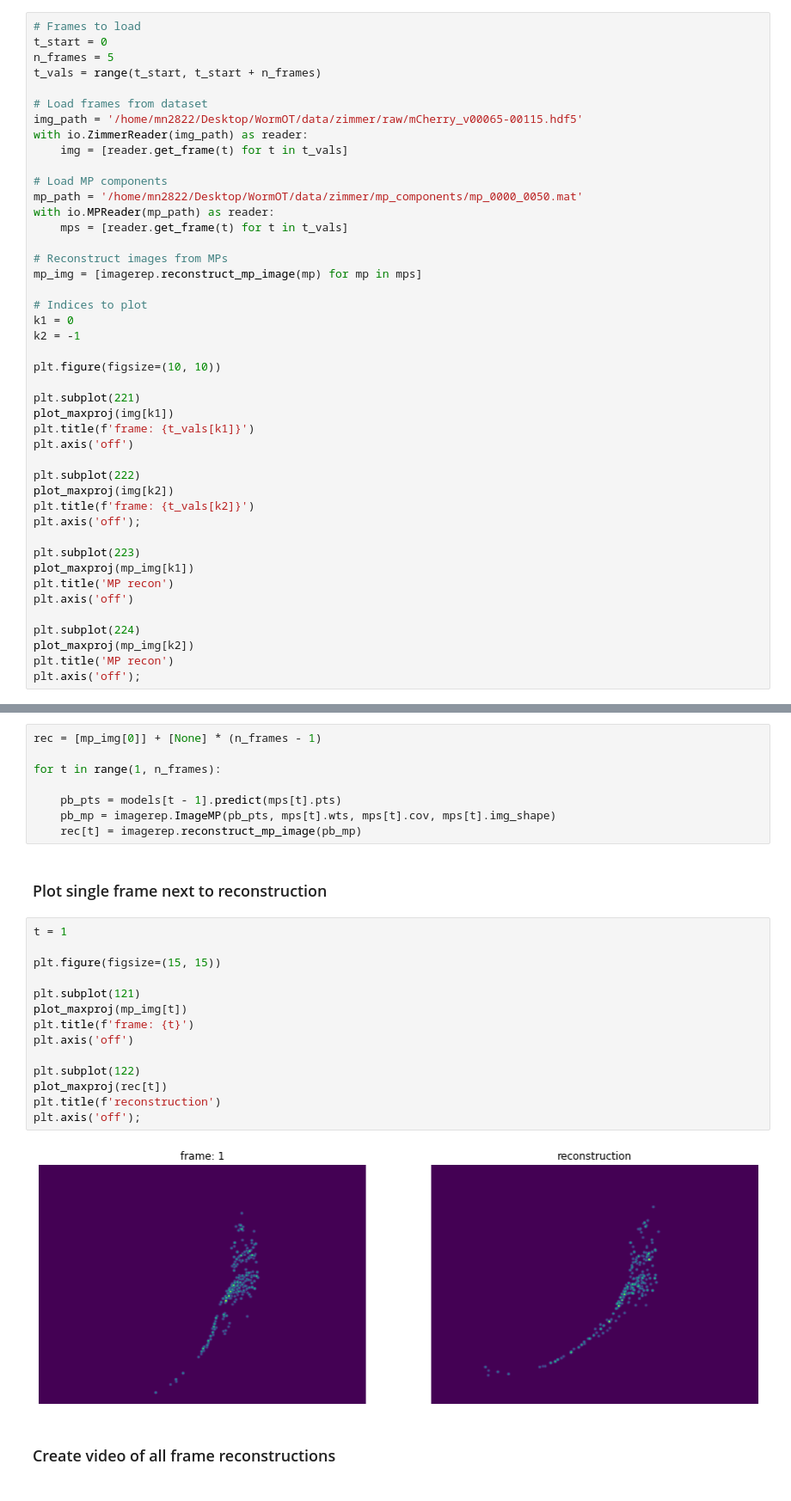
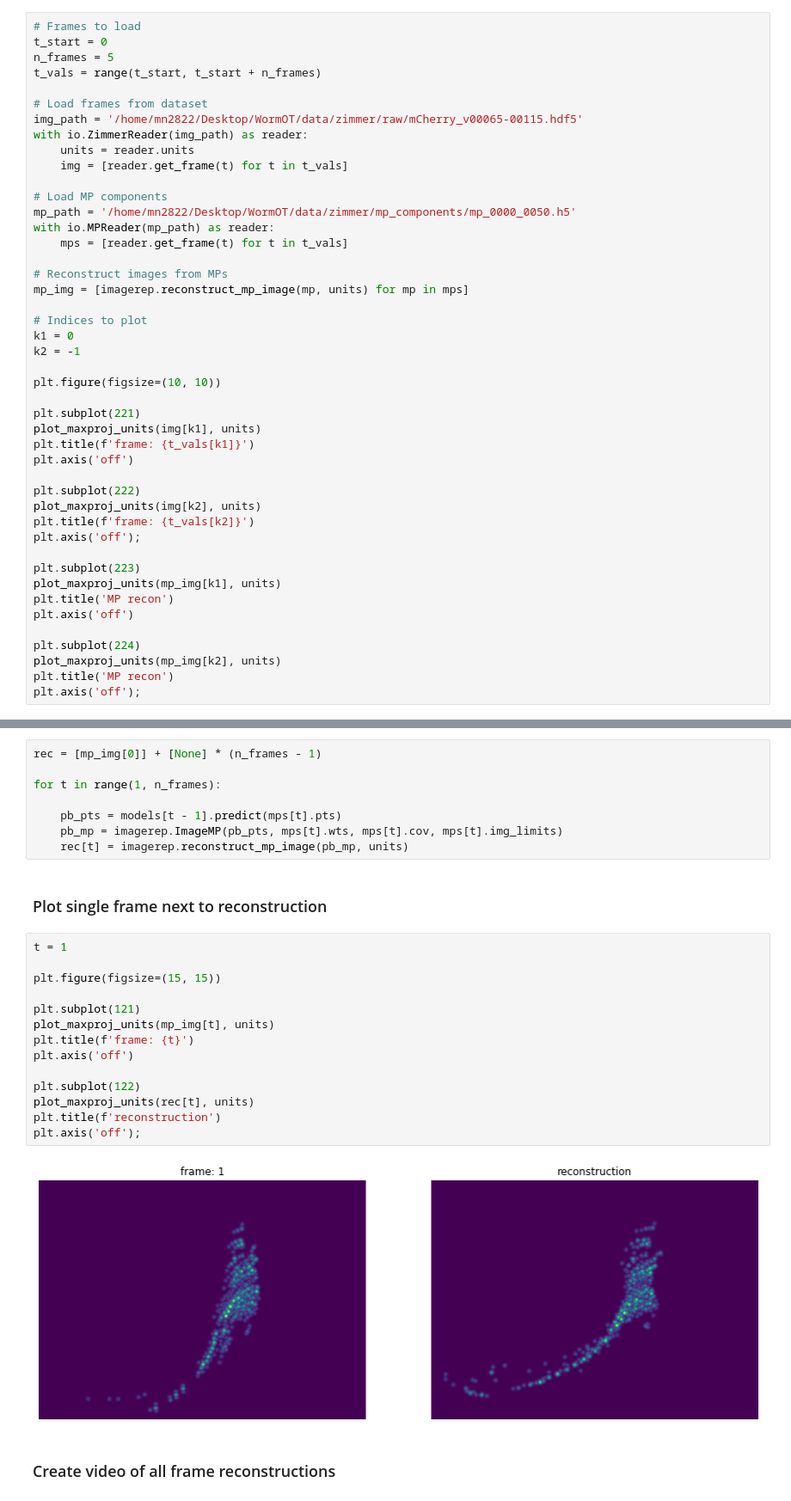
Before and after one commit to evarol/ot_tracking, a Jupyter notebook: python/notebooks/image_registration/multi_frame/05_register_straight.ipynb, the cells around one changed output, grey strips where cells are left out. Shown at 86% size. Saved outputs shown, nothing was run; the diff lists cells and outputs as text.

```diff
--- a/python/notebooks/image_registration/multi_frame/05_register_straight.ipynb
+++ b/python/notebooks/image_registration/multi_frame/05_register_straight.ipynb
@@ -28,15 +28,16 @@ t_vals = range(t_start, t_start + n_frames)
 # Load frames from dataset
 img_path = '/home/mn2822/Desktop/WormOT/data/zimmer/raw/mCherry_v00065-00115.hdf5'
 with io.ZimmerReader(img_path) as reader:
+    units = reader.units
     img = [reader.get_frame(t) for t in t_vals]
 
 # Load MP components
-mp_path = '/home/mn2822/Desktop/WormOT/data/zimmer/mp_components/mp_0000_0050.mat'
+mp_path = '/home/mn2822/Desktop/WormOT/data/zimmer/mp_components/mp_0000_0050.h5'
 with io.MPReader(mp_path) as reader:
     mps = [reader.get_frame(t) for t in t_vals]
 
 # Reconstruct images from MPs
-mp_img = [imagerep.reconstruct_mp_image(mp) for mp in mps]
+mp_img = [imagerep.reconstruct_mp_image(mp, units) for mp in mps]
 
 # Indices to plot
 k1 = 0
@@ -45,22 +46,22 @@ k2 = -1
 plt.figure(figsize=(10, 10))
 
 plt.subplot(221)
-plot_maxproj(img[k1])
+plot_maxproj_units(img[k1], units)
 plt.title(f'frame: {t_vals[k1]}')
 plt.axis('off')
 
 plt.subplot(222)
-plot_maxproj(img[k2])
+plot_maxproj_units(img[k2], units)
 plt.title(f'frame: {t_vals[k2]}')
 plt.axis('off');
 
 plt.subplot(223)
-plot_maxproj(mp_img[k1])
+plot_maxproj_units(mp_img[k1], units)
 plt.title('MP recon')
 plt.axis('off')
 
 plt.subplot(224)
-plot_maxproj(mp_img[k2])
+plot_maxproj_units(mp_img[k2], units)
 plt.title('MP recon')
 plt.axis('off');
 # %% [output]
@@ -88,26 +89,26 @@ rec = [mp_img[0]] + [None] * (n_frames - 1)
 for t in range(1, n_frames):
 
     pb_pts = models[t - 1].predict(mps[t].pts)
-    pb_mp = imagerep.ImageMP(pb_pts, mps[t].wts, mps[t].cov, mps[t].img_shape)
-    rec[t] = imagerep.reconstruct_mp_image(pb_mp)
+    pb_mp = imagerep.ImageMP(pb_pts, mps[t].wts, mps[t].cov, mps[t].img_limits)
+    rec[t] = imagerep.reconstruct_mp_image(pb_mp, units)
 # %% [markdown]
 ### Plot single frame next to reconstruction
 # %%
 t = 1
 
 plt.figure(figsize=(15, 15))
 
 plt.subplot(121)
-plot_maxproj(mp_img[t])
+plot_maxproj_units(mp_img[t], units)
 plt.title(f'frame: {t}')
 plt.axis('off')
 
 plt.subplot(122)
-plot_maxproj(rec[t])
+plot_maxproj_units(rec[t], units)
 plt.title(f'reconstruction')
 plt.axis('off');
 # %% [output]
-[figure, old version]
+[figure, new version]
 # %% [markdown]
 ### Create video of all frame reconstructions
 # %%
```
Also changed, not shown: parts of 3 cells of this notebook, 3 other files.
